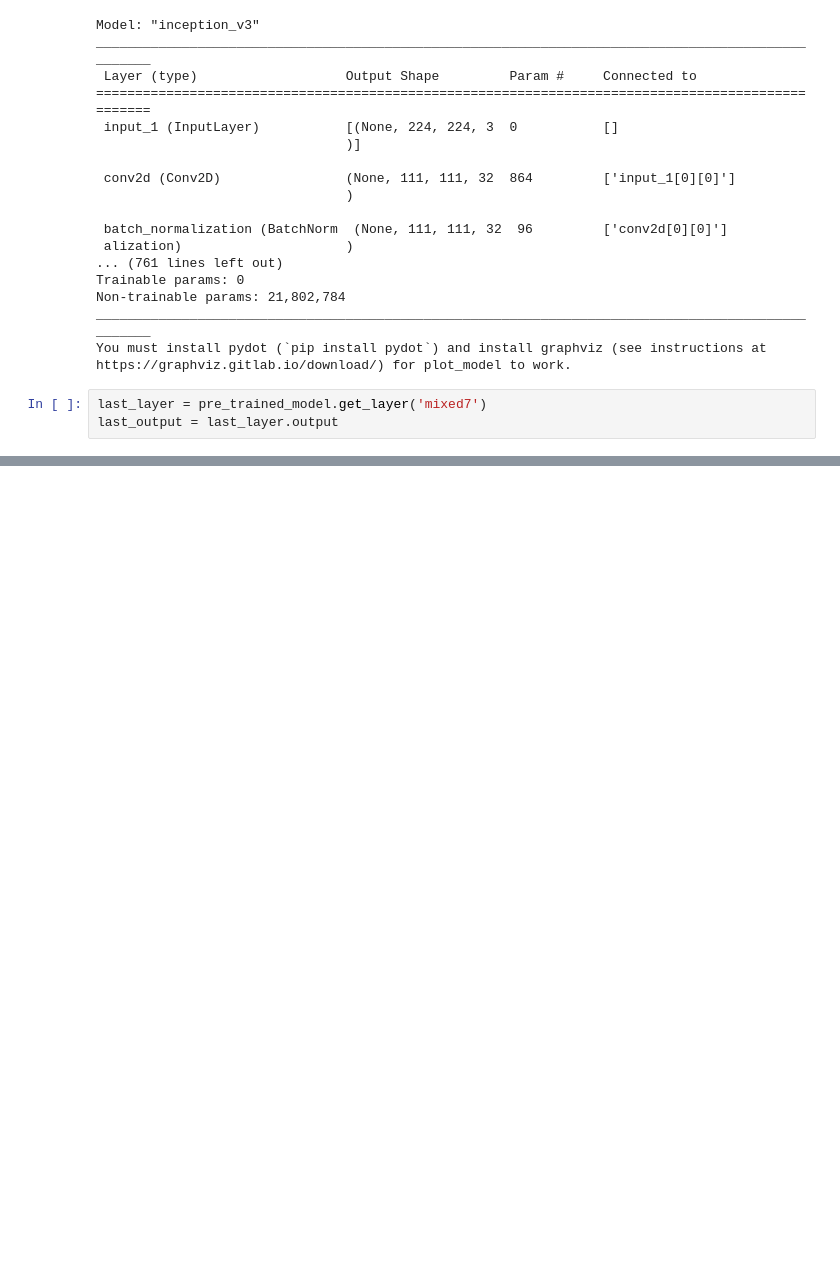
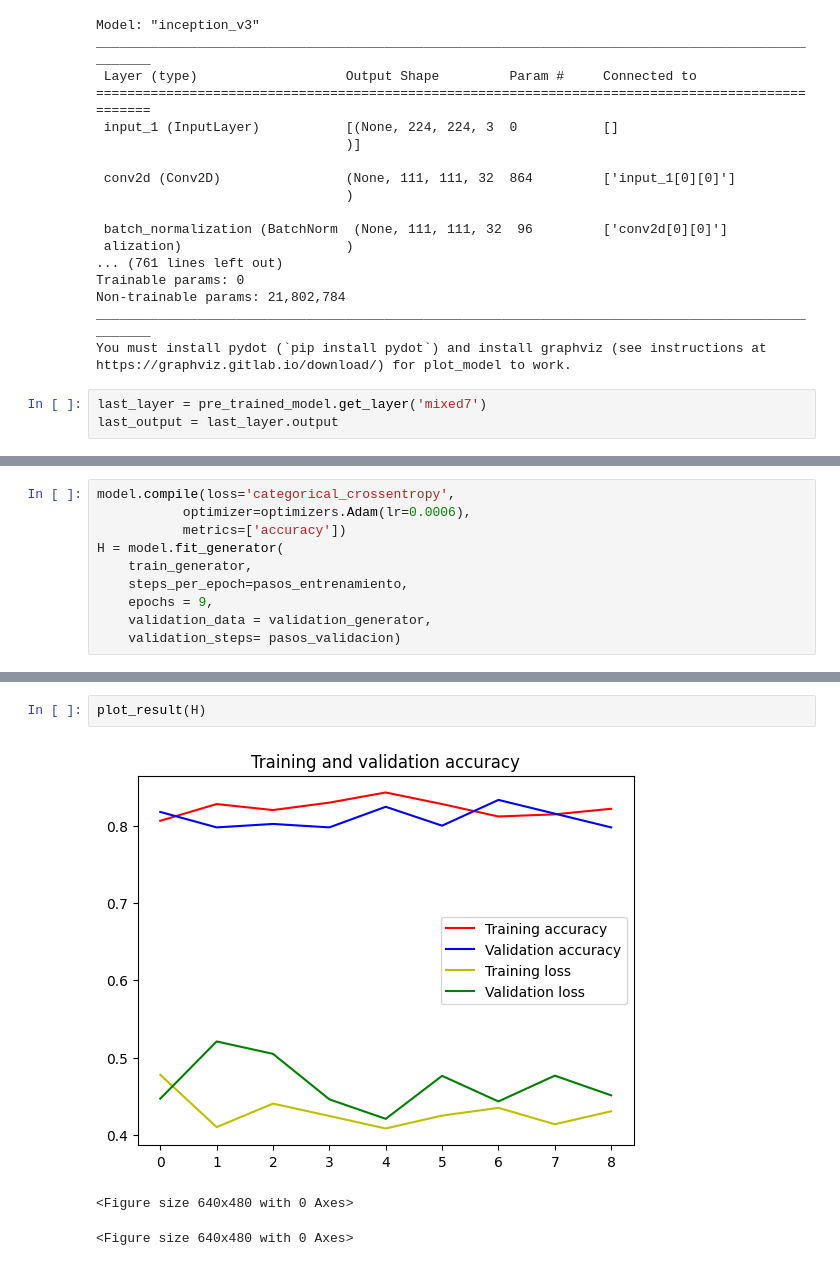
Before and after one commit to InachJP/PDI_ClasificacionNivelFouling_2022-2, a Jupyter notebook: InceptionV3_t1_1024_11_0.45.ipynb, the cells around one changed output, grey strips where cells are left out. Saved outputs shown, nothing was run; the diff lists cells and outputs as text; blank space fills up the shorter version.

```diff
--- a/InceptionV3_t1_1024_11_0.45.ipynb
+++ b/InceptionV3_t1_1024_11_0.45.ipynb
@@ -203,0 +246,10 @@ plot_result(H)
+# %%
+model.compile(loss='categorical_crossentropy',
+           optimizer=optimizers.Adam(lr=0.0006),
+           metrics=['accuracy'])
+H = model.fit_generator(
+    train_generator,
+    steps_per_epoch=pasos_entrenamiento,
+    epochs = 9,
+    validation_data = validation_generator,
+    validation_steps= pasos_validacion)
@@ -203,0 +275,6 @@ plot_result(H)
+# %%
+plot_result(H)
+# %% [output]
+[figure, added]
+<Figure size 640x480 with 0 Axes>
+<Figure size 640x480 with 0 Axes>
```
Also changed, not shown: parts of 15 cells of this notebook, 3 other files.
